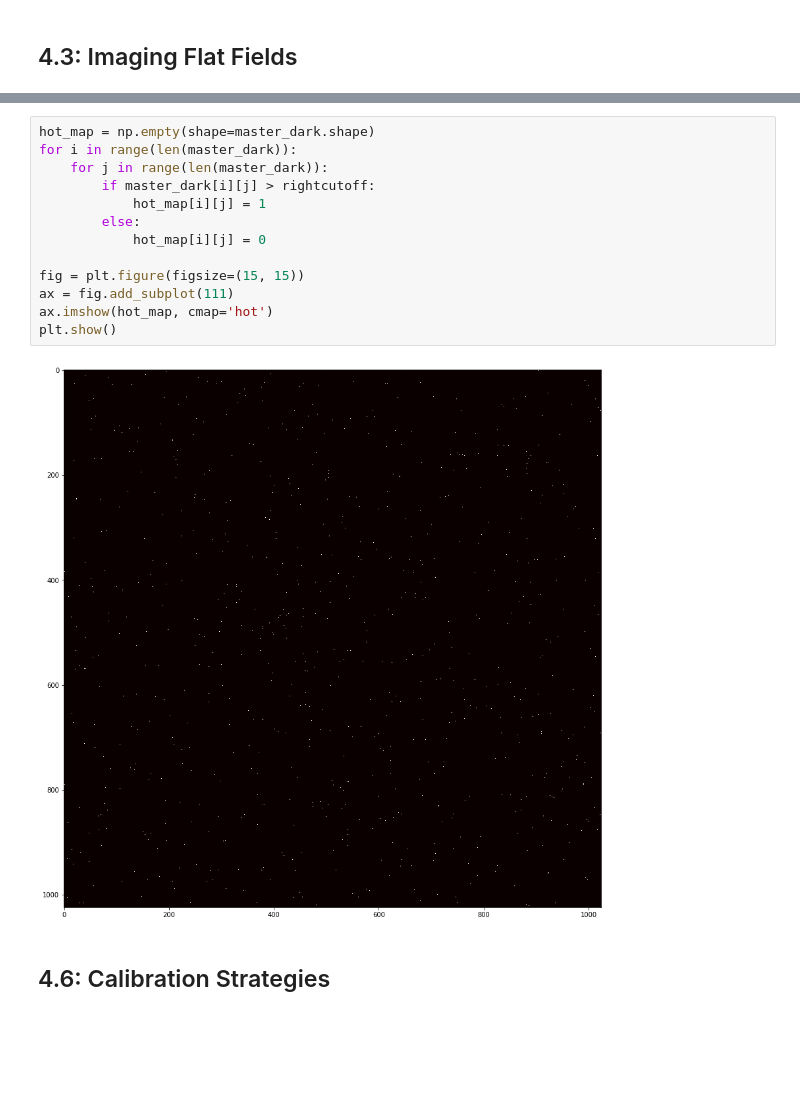
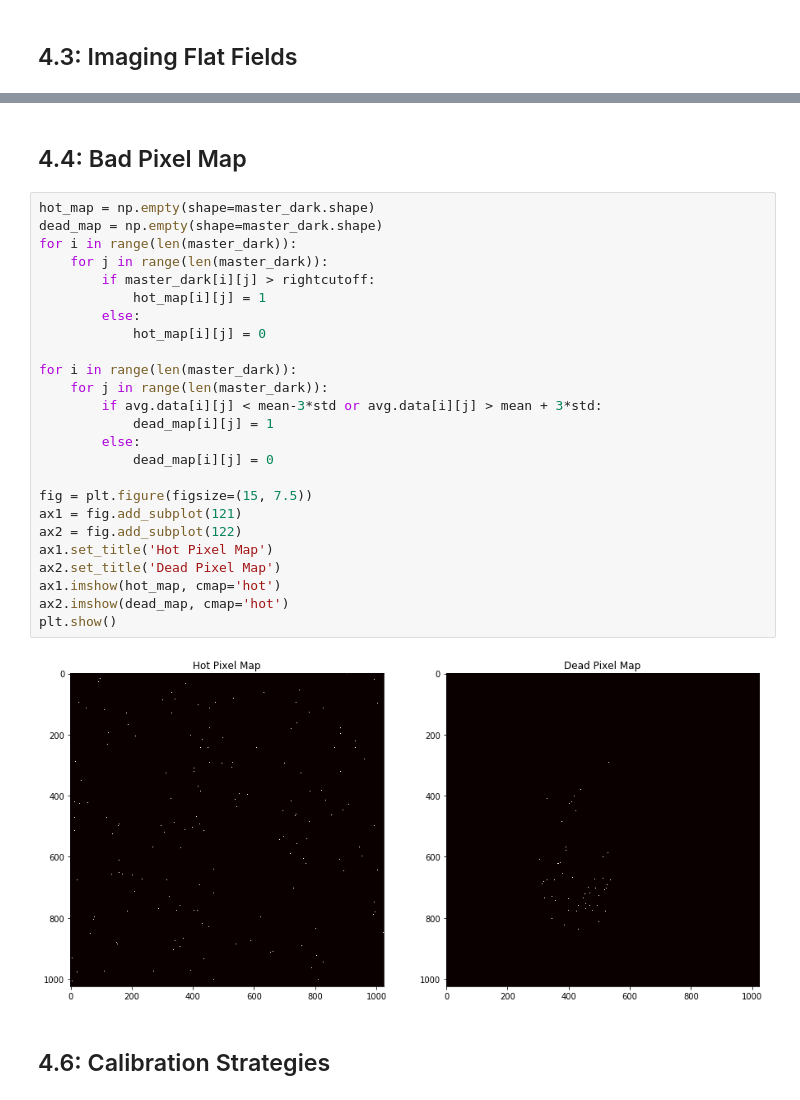
Before and after one commit to berylcczhang/ast443-nyc, a Jupyter notebook: lab0/jupyter/lab0_analysis.ipynb, the cells around one changed output, grey strips where cells are left out. Drawn from its saved outputs; the diff is of its cells as text; blank space fills up the shorter version.

```diff
--- a/lab0/jupyter/lab0_analysis.ipynb
+++ b/lab0/jupyter/lab0_analysis.ipynb
@@ -370,17 +396,31 @@ Intercept = 0.0000 +/-  inf. Should be 0 if perfect Camera.
+# %% [markdown]
+## 4.4: Bad Pixel Map
 # %%
 hot_map = np.empty(shape=master_dark.shape)
+dead_map = np.empty(shape=master_dark.shape)
 for i in range(len(master_dark)):
     for j in range(len(master_dark)):
         if master_dark[i][j] > rightcutoff:
             hot_map[i][j] = 1
         else:
             hot_map[i][j] = 0
 
-fig = plt.figure(figsize=(15, 15))
-ax = fig.add_subplot(111)
-ax.imshow(hot_map, cmap='hot')
+for i in range(len(master_dark)):
+    for j in range(len(master_dark)):
+        if avg.data[i][j] < mean-3*std or avg.data[i][j] > mean + 3*std:
+            dead_map[i][j] = 1
+        else:
+            dead_map[i][j] = 0
+
+fig = plt.figure(figsize=(15, 7.5))
+ax1 = fig.add_subplot(121)
+ax2 = fig.add_subplot(122)
+ax1.set_title('Hot Pixel Map')
+ax2.set_title('Dead Pixel Map')
+ax1.imshow(hot_map, cmap='hot')
+ax2.imshow(dead_map, cmap='hot')
 plt.show()
 # %% [output]
-[figure, old version]
+[figure, new version]
 # %% [markdown]
 ## 4.6: Calibration Strategies
```
Also changed, not shown: parts of 7 cells of this notebook, 1 other file.
